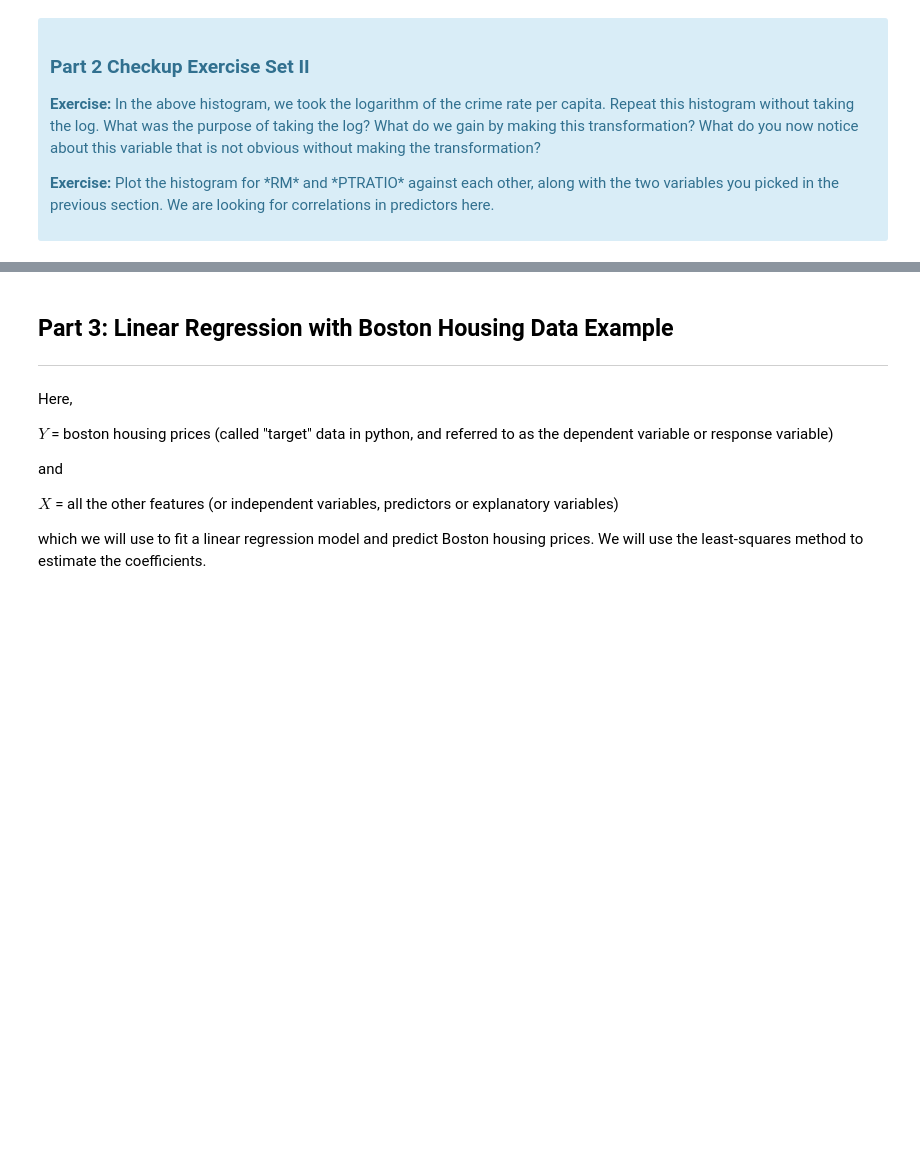
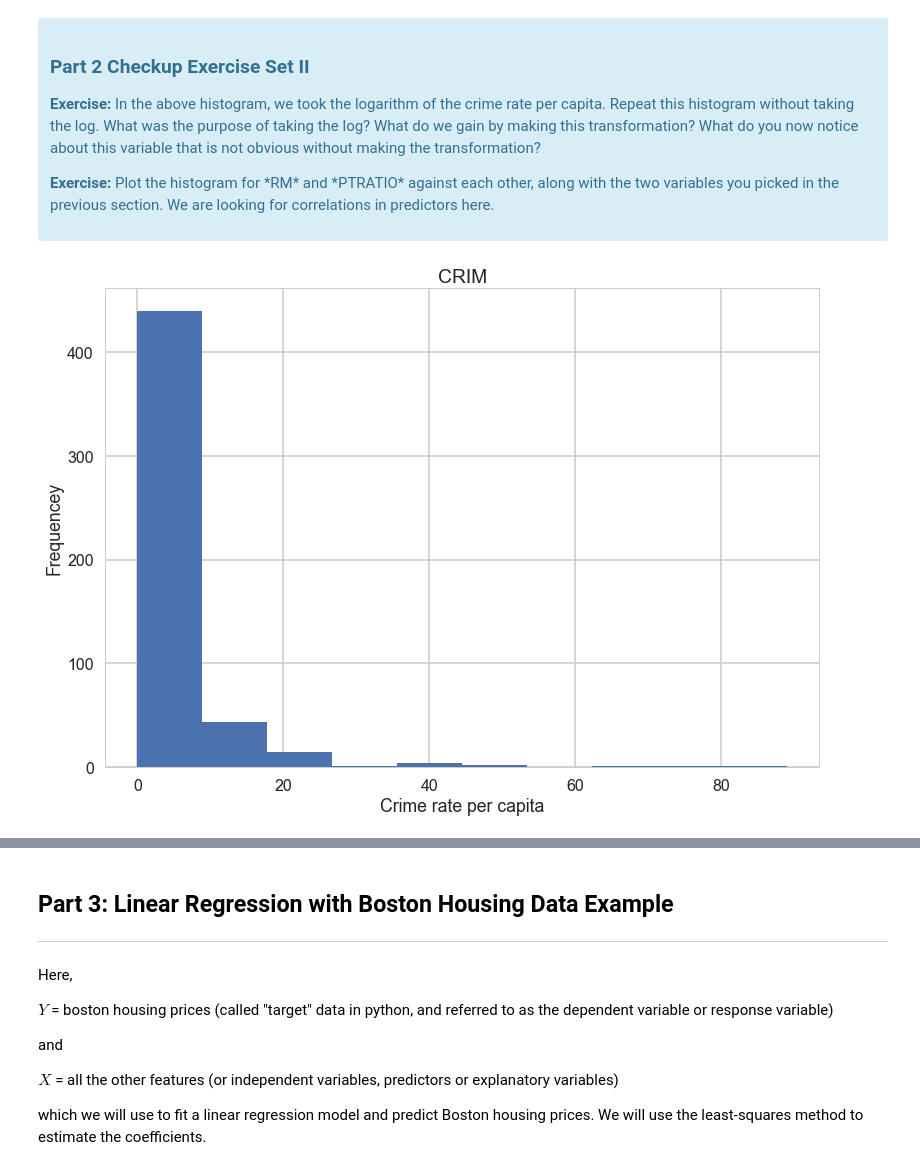
Before and after one commit to shabnami/Data-Science, a Jupyter notebook: linear_regression_project/Mini_Project_Linear_Regression.ipynb, the cells around one changed output, grey strips where cells are left out. Saved outputs shown, nothing was run; the diff lists cells and outputs as text; code cells hidden in the pictures; blank space fills up the shorter version.

```diff
--- a/linear_regression_project/Mini_Project_Linear_Regression.ipynb
+++ b/linear_regression_project/Mini_Project_Linear_Regression.ipynb
@@ -315,0 +333,9 @@ plt.show()
+# %%
+#your turn
+plt.hist(bos.CRIM)
+plt.title("CRIM")
+plt.xlabel("Crime rate per capita")
+plt.ylabel("Frequencey")
+plt.show()
+# %% [output]
+[figure, added]
```
Also changed, not shown: parts of 28 cells of this notebook.
